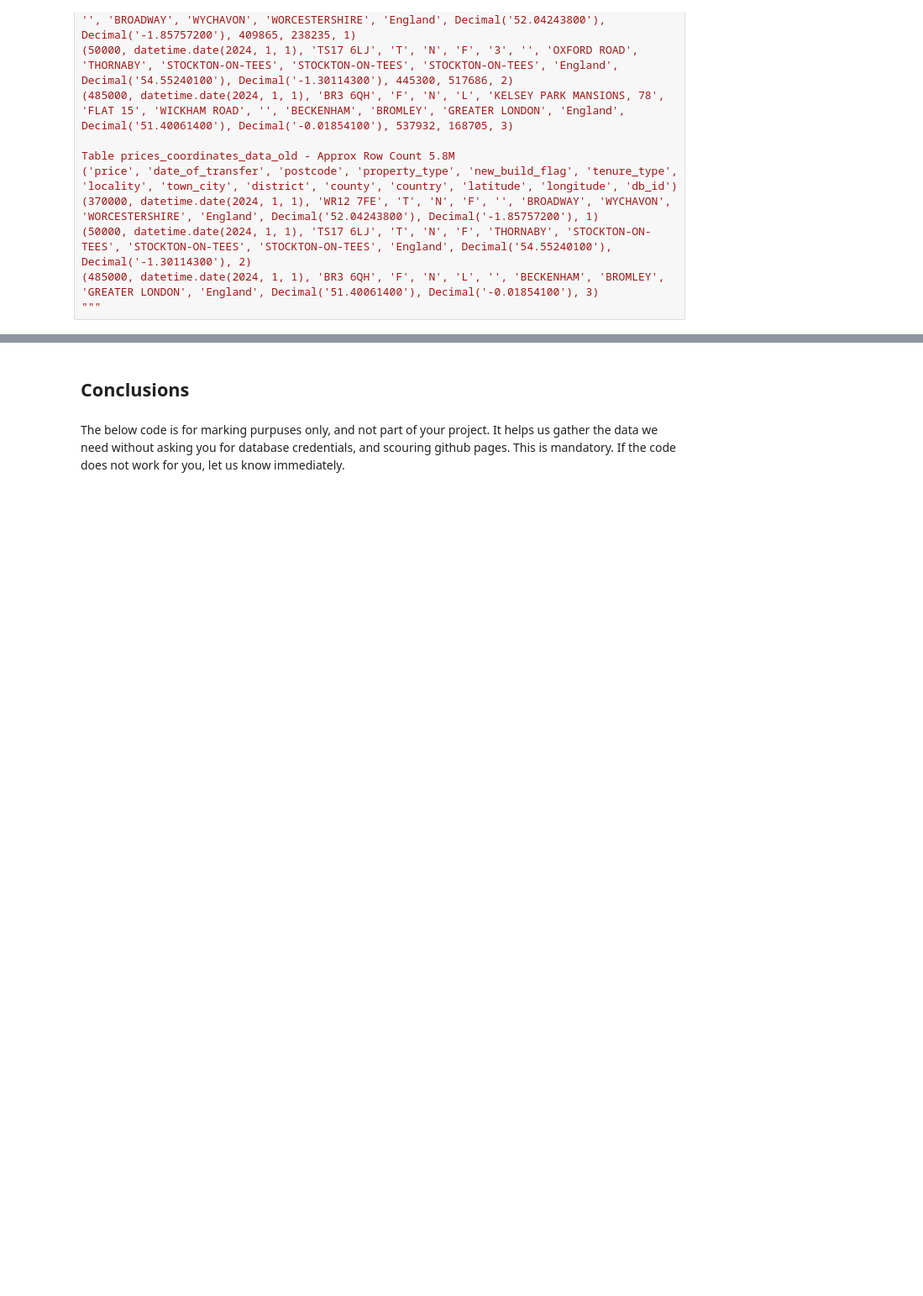
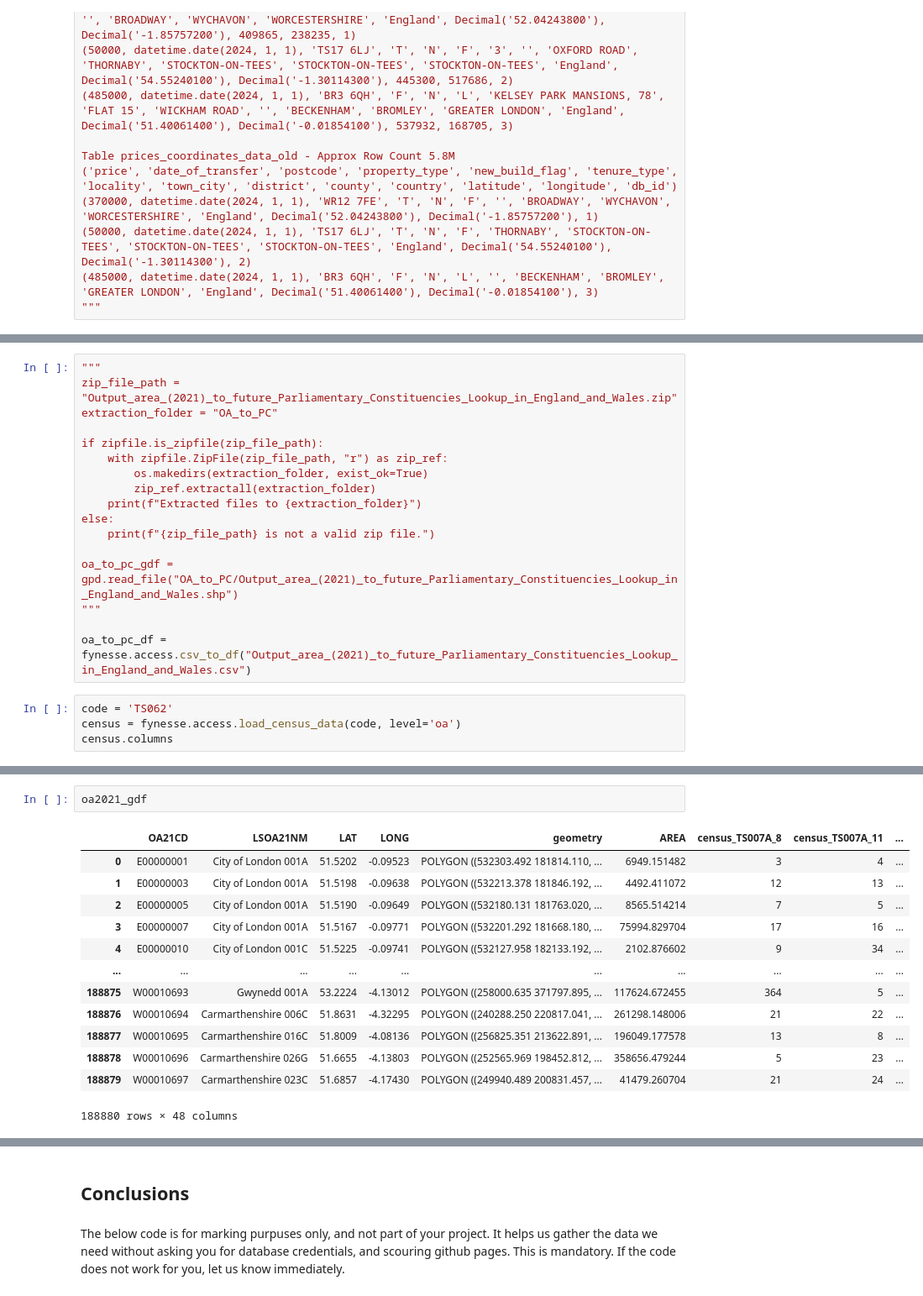
Before and after one commit to sdenyskov/sd995_ads_2024, a Jupyter notebook: notebooks/ads_course_assessment.ipynb, the cells around one changed output, grey strips where cells are left out. Shown: that part at 84% size. Saved outputs shown, nothing was run; the diff lists cells and outputs as text; blank space fills up the shorter version.

```diff
--- a/notebooks/ads_course_assessment.ipynb
+++ b/notebooks/ads_course_assessment.ipynb
@@ -1443,0 +1465,21 @@ Table prices_coordinates_data_old - Approx Row Count 5.8M
+# %%
+"""
+zip_file_path = "Output_area_(2021)_to_future_Parliamentary_Constituencies_Lookup_in_England_and_Wales.zip"
+extraction_folder = "OA_to_PC"
+
+if zipfile.is_zipfile(zip_file_path):
+    with zipfile.ZipFile(zip_file_path, "r") as zip_ref:
+        os.makedirs(extraction_folder, exist_ok=True)
+        zip_ref.extractall(extraction_folder)
+    print(f"Extracted files to {extraction_folder}")
+else:
+    print(f"{zip_file_path} is not a valid zip file.")
+
+oa_to_pc_gdf = gpd.read_file("OA_to_PC/Output_area_(2021)_to_future_Parliamentary_Constituencies_Lookup_in_England_and_Wales.shp")
+"""
+
+oa_to_pc_df = fynesse.access.csv_to_df("Output_area_(2021)_to_future_Parliamentary_Constituencies_Lookup_in_England_and_Wales.csv")
+# %%
+code = 'TS062'
+census = fynesse.access.load_census_data(code, level='oa')
+census.columns
@@ -1443,0 +1623,16 @@ Table prices_coordinates_data_old - Approx Row Count 5.8M
+# %%
+oa2021_gdf
+# %% [output]
+|  | OA21CD | LSOA21NM | LAT | LONG | geometry | AREA | census_TS007A_8 | census_TS007A_11 | ... |
+| 0 | E00000001 | City of London 001A | 51.5202 | -0.09523 | POLYGON ((532303.492 181814.110, ... | 6949.151482 | 3 | 4 | ... |
+| 1 | E00000003 | City of London 001A | 51.5198 | -0.09638 | POLYGON ((532213.378 181846.192, ... | 4492.411072 | 12 | 13 | ... |
+| 2 | E00000005 | City of London 001A | 51.5190 | -0.09649 | POLYGON ((532180.131 181763.020, ... | 8565.514214 | 7 | 5 | ... |
+| 3 | E00000007 | City of London 001A | 51.5167 | -0.09771 | POLYGON ((532201.292 181668.180, ... | 75994.829704 | 17 | 16 | ... |
+| 4 | E00000010 | City of London 001C | 51.5225 | -0.09741 | POLYGON ((532127.958 182133.192, ... | 2102.876602 | 9 | 34 | ... |
+| ... | ... | ... | ... | ... | ... | ... | ... | ... | ... |
+| 188875 | W00010693 | Gwynedd 001A | 53.2224 | -4.13012 | POLYGON ((258000.635 371797.895, ... | 117624.672455 | 364 | 5 | ... |
+| 188876 | W00010694 | Carmarthenshire 006C | 51.8631 | -4.32295 | POLYGON ((240288.250 220817.041, ... | 261298.148006 | 21 | 22 | ... |
+| 188877 | W00010695 | Carmarthenshire 016C | 51.8009 | -4.08136 | POLYGON ((256825.351 213622.891, ... | 196049.177578 | 13 | 8 | ... |
+| 188878 | W00010696 | Carmarthenshire 026G | 51.6655 | -4.13803 | POLYGON ((252565.969 198452.812, ... | 358656.479244 | 5 | 23 | ... |
+| 188879 | W00010697 | Carmarthenshire 023C | 51.6857 | -4.17430 | POLYGON ((249940.489 200831.457, ... | 41479.260704 | 21 | 24 | ... |
+188880 rows × 48 columns
```
Also changed, not shown: parts of 19 cells of this notebook, 1 other file.
